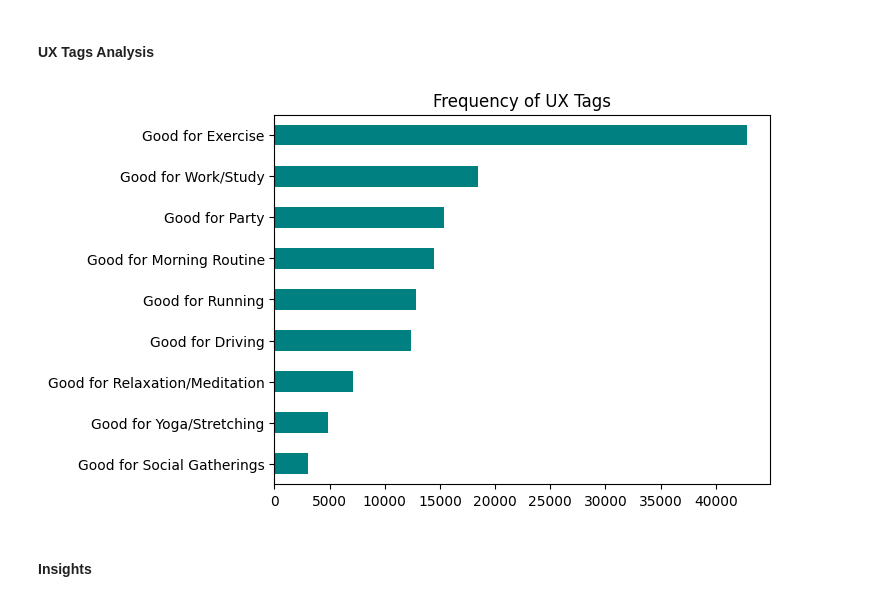
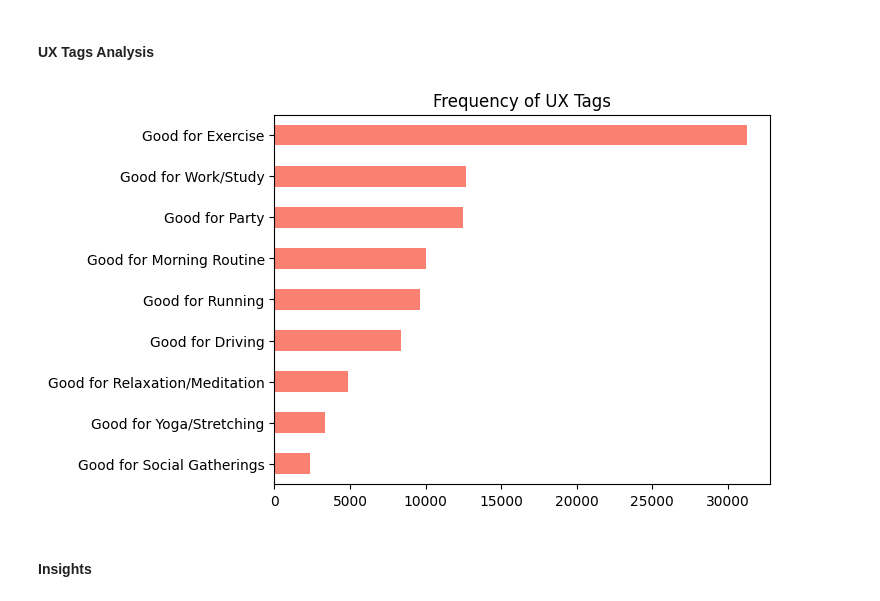
Before and after one commit to KotlaSravanthi-eng/music_recommendation_system_based_on_emotion, a Jupyter notebook: notebook/01.Data_exploration_and_cleaning.ipynb, the cells around one changed output. Drawn from its saved outputs; the diff is of its cells as text; code cells hidden in the pictures.

```diff
--- a/notebook/01.Data_exploration_and_cleaning.ipynb
+++ b/notebook/01.Data_exploration_and_cleaning.ipynb
@@ -215,7 +215,7 @@ Home Brew                                   606
 코케                                            1
 Name: count, Length: 127306, dtype: int64
 # %%
-popular_artist = artist_count[artist_count >= 30].index
+popular_artist = artist_count[artist_count >= 50].index
 data = data[data['Artist(s)'].isin(popular_artist)].reset_index(drop=True)
 # %%
 data.shape
@@ -454,11 +454,11 @@ plt.show()
 #### UX Tags Analysis
 # %%
 ux_cols = [col for col in data.columns if 'Good for' in col]
-data[ux_cols].sum().sort_values().plot(kind='barh', color='teal')
+data[ux_cols].sum().sort_values().plot(kind='barh', color='salmon')
 plt.title("Frequency of UX Tags")
 plt.show()
 # %% [output]
-[figure, old version]
+[figure, new version]
 # %% [markdown]
 #### Insights
 # %% [markdown]
```
Also changed, not shown: parts of 37 cells of this notebook, 8 other files.
